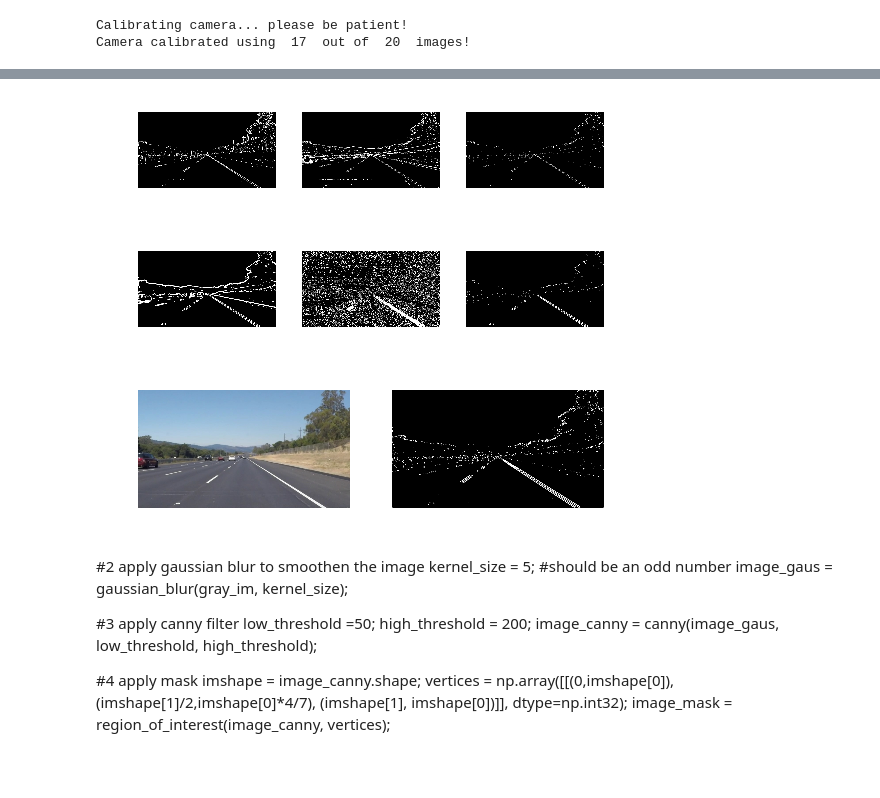
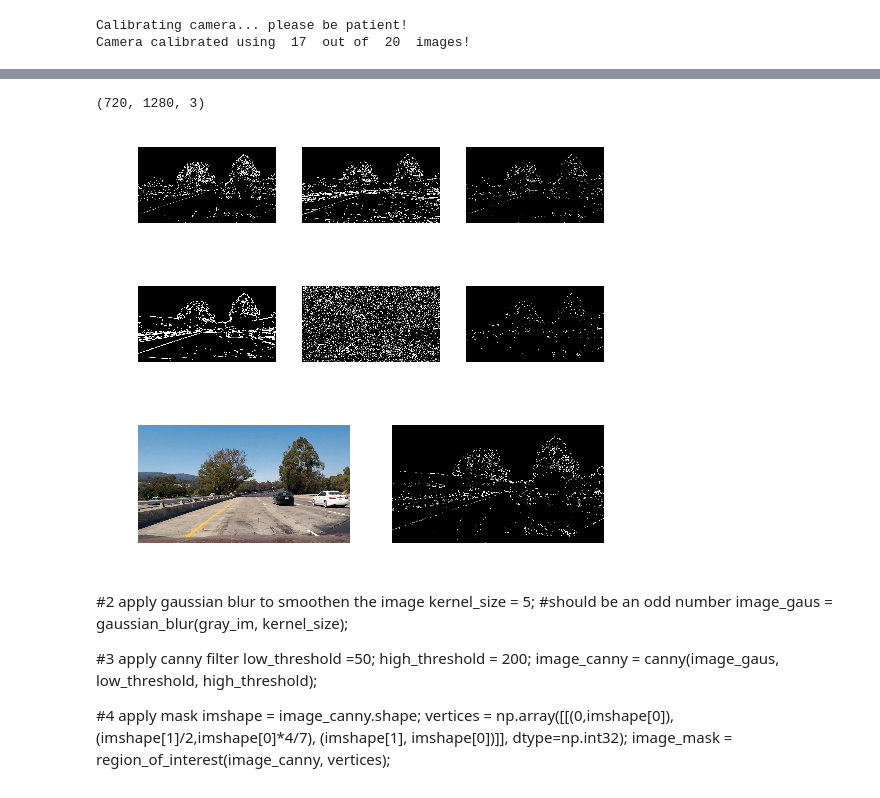
Before and after one commit to ninopereira/Advanced_Lane_Detection, a Jupyter notebook: advanced_lane_lines.ipynb, the cells around one changed output, grey strips where cells are left out. Saved outputs shown, nothing was run; the diff lists cells and outputs as text; code cells hidden in the pictures.

```diff
--- a/advanced_lane_lines.ipynb
+++ b/advanced_lane_lines.ipynb
@@ -40,7 +40,7 @@ Calibrating camera... please be patient!
 Camera calibrated using  17  out of  20  images!
 # %%
 # 1 .Apply distortion correction to the raw image.
-fname = 'test_images/solidWhiteRight.jpg'
+fname = 'test_images/test5.jpg'
 img = mpimg.imread(fname)
 undistorted_im = cv2.undistort(img, mtx, dist, None, mtx)
 
@@ -130,31 +190,33 @@ plotImageSet([undistorted_im,dir_binary])
 # %%
 # image = mpimg.imread('signs_vehicles_xygrad.png')
-fname = 'test_images/solidWhiteRight.jpg'
+fname = 'test_images/test1.jpg'
 or_image = mpimg.imread(fname)
+print(or_image.shape)
 #undistorted_im = cv2.undistort(img, mtx, dist, None, mtx)
 # Choose a Sobel kernel size
 ksize = 19 # Choose a larger odd number to smooth gradient measurements
 
 # Apply each of the thresholding functions
 gradx = abs_sobel_thresh(or_image, orient='x', sobel_kernel=ksize, thresh=(20, 100))
 grady = abs_sobel_thresh(or_image, orient='y', sobel_kernel=ksize, thresh=(20, 100))
 mag_binary = mag_thresh(or_image, sobel_kernel=ksize, mag_thresh=(40, 160))
 t_min = (45.0/180.0)*np.pi # print(t_min)
 t_max = (65.0/180.0)*np.pi # print(t_max)
 dir_binary = dir_threshold(or_image, sobel_kernel=ksize, thresh=(t_min, t_max))
 combined1 = np.zeros_like(dir_binary)
 combined2 = np.zeros_like(dir_binary)
 combined3 = np.zeros_like(dir_binary)
 combined1[((gradx == 1) & (grady == 1))] = 1
 combined2[((mag_binary == 1) & (dir_binary == 1))] = 1
 combined3[((gradx == 1) & (grady == 1)) | ((mag_binary == 1) & (dir_binary == 1))] = 1
 plotImageSet([gradx,grady,combined1])
 plotImageSet([mag_binary,dir_binary,combined2])
 plotImageSet([or_image,combined3,])
 # %% [output]
+(720, 1280, 3)
-[figure, old version]
+[figure, new version]
-[figure, old version]
+[figure, new version]
-[figure, old version]
+[figure, new version]
 # %%
 gray_im = combined3
 # %% [markdown]
```
Also changed, not shown: parts of 9 cells of this notebook.
